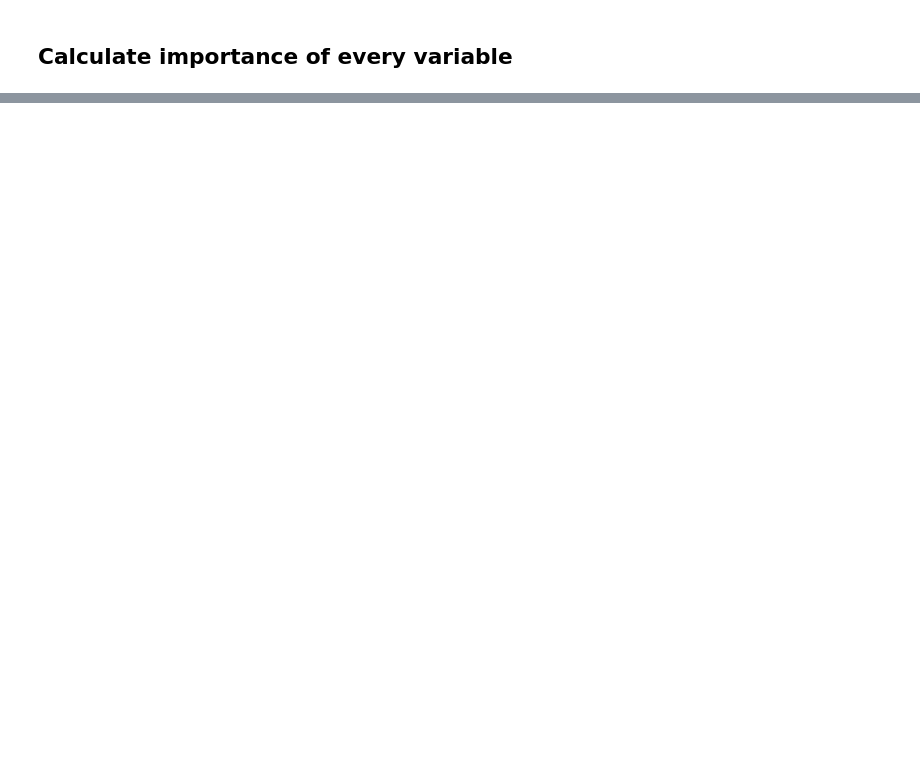
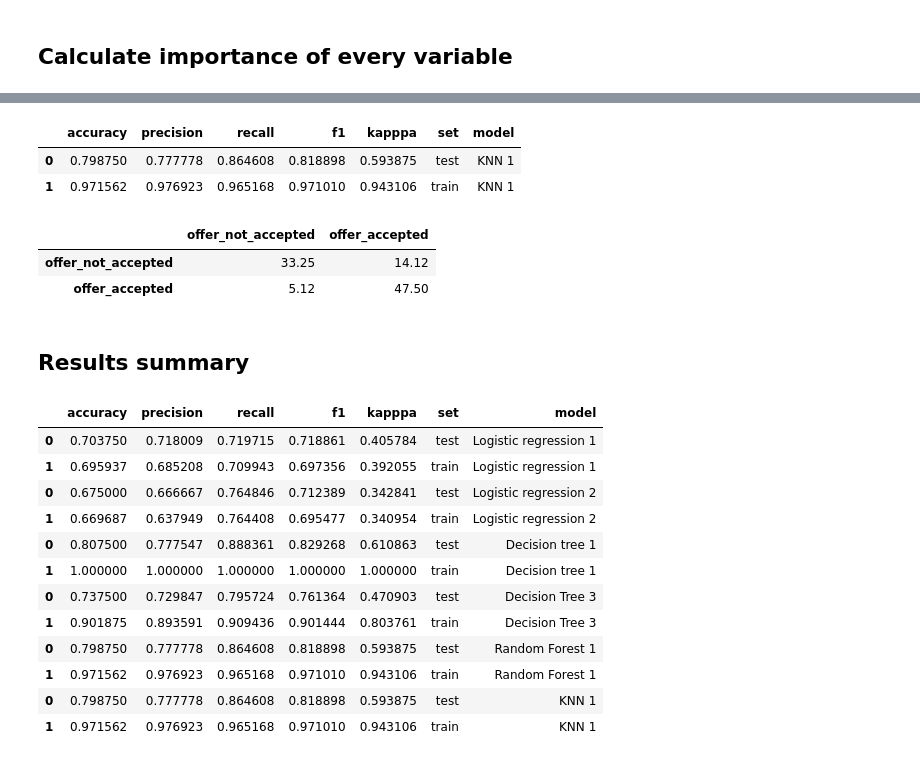
Before and after one commit to ferseguias/ccm_classification, a Jupyter notebook: lab-classification_balance2000.ipynb, the cells around one changed output, grey strips where cells are left out. Drawn from its saved outputs; the diff is of its cells as text; code cells hidden in the pictures; blank space fills up the shorter version.

```diff
--- a/lab-classification.ipynb
+++ b/lab-classification_balance2000.ipynb
@@ -541,0 +654,6 @@ predictor model's importance
+# %%
+y_pred_arbol_test= tree_3.predict(X_test)
+y_pred_arbol_train= tree_3.predict(X_train)
+
+results_decission_tree_3 =  lr_metrics(y_test, y_pred_arbol_test, y_train, y_pred_arbol_train, "Decision Tree 3")
+results_decission_tree_3
@@ -541,0 +674,10 @@ predictor model's importance
+# %%
+#find best parameters
+random_forest = GridSearchCV(estimator = RandomForestClassifier(),
+        param_grid = param,
+        verbose = 3,
+        cv = 10,
+        return_train_score = True,
+        scoring = "accuracy")
+random_forest.fit(X_train, y_train)
+random_forest.best_params_
@@ -541,0 +703,12 @@ predictor model's importance
+# %%
+#predict using the best parameters
+clf=RandomForestClassifier(min_samples_split= 10,
+                           max_features=1,
+                           max_depth=22)
+clf.fit(X_train,y_train)
+
+y_pred_clf_test= clf.predict(X_test)
+y_pred_clf_train= clf.predict(X_train)
+
+results_forest_1 = lr_metrics(y_test, y_pred_clf_test, y_train, y_pred_clf_train, "Random Forest 1")
+results_forest_1
@@ -541,0 +759,40 @@ predictor model's importance
+# %%
+knn = KNeighborsClassifier(n_neighbors = 1)
+knn.fit(X_train, y_train)
+
+y_pred_knn_test = knn.predict(X_test)
+y_pred_knn_train = knn.predict(X_train)
+
+results_knn_1 = lr_metrics(y_test, y_pred_clf_test, y_train, y_pred_clf_train, "KNN 1")
+results_knn_1
+# %% [output]
+|  | accuracy | precision | recall | f1 | kapppa | set | model |
+| 0 | 0.798750 | 0.777778 | 0.864608 | 0.818898 | 0.593875 | test | KNN 1 |
+| 1 | 0.971562 | 0.976923 | 0.965168 | 0.971010 | 0.943106 | train | KNN 1 |
+# %%
+knn_matrix_1 = matrix(y_test, y_pred_knn_test, y_test.shape[0])
+knn_matrix_1
+# %% [output]
+|  | offer_not_accepted | offer_accepted |
+| offer_not_accepted | 33.25 | 14.12 |
+| offer_accepted | 5.12 | 47.50 |
+# %% [markdown]
+## Results summary
+# %%
+#concatenate all stats
+df_all_results = pd.concat([results_logistic_1, results_logistic_2, results_decission_tree_1, results_decission_tree_3, results_forest_1, results_knn_1], axis = 0)
+df_all_results
+# %% [output]
+|  | accuracy | precision | recall | f1 | kapppa | set | model |
+| 0 | 0.703750 | 0.718009 | 0.719715 | 0.718861 | 0.405784 | test | Logistic regression 1 |
+| 1 | 0.695937 | 0.685208 | 0.709943 | 0.697356 | 0.392055 | train | Logistic regression 1 |
+| 0 | 0.675000 | 0.666667 | 0.764846 | 0.712389 | 0.342841 | test | Logistic regression 2 |
+| 1 | 0.669687 | 0.637949 | 0.764408 | 0.695477 | 0.340954 | train | Logistic regression 2 |
+| 0 | 0.807500 | 0.777547 | 0.888361 | 0.829268 | 0.610863 | test | Decision tree 1 |
+| 1 | 1.000000 | 1.000000 | 1.000000 | 1.000000 | 1.000000 | train | Decision tree 1 |
+| 0 | 0.737500 | 0.729847 | 0.795724 | 0.761364 | 0.470903 | test | Decision Tree 3 |
+| 1 | 0.901875 | 0.893591 | 0.909436 | 0.901444 | 0.803761 | train | Decision Tree 3 |
+| 0 | 0.798750 | 0.777778 | 0.864608 | 0.818898 | 0.593875 | test | Random Forest 1 |
+| 1 | 0.971562 | 0.976923 | 0.965168 | 0.971010 | 0.943106 | train | Random Forest 1 |
+| 0 | 0.798750 | 0.777778 | 0.864608 | 0.818898 | 0.593875 | test | KNN 1 |
+| 1 | 0.971562 | 0.976923 | 0.965168 | 0.971010 | 0.943106 | train | KNN 1 |
```
Also changed, not shown: parts of 33 cells of this notebook, 3 other files.
